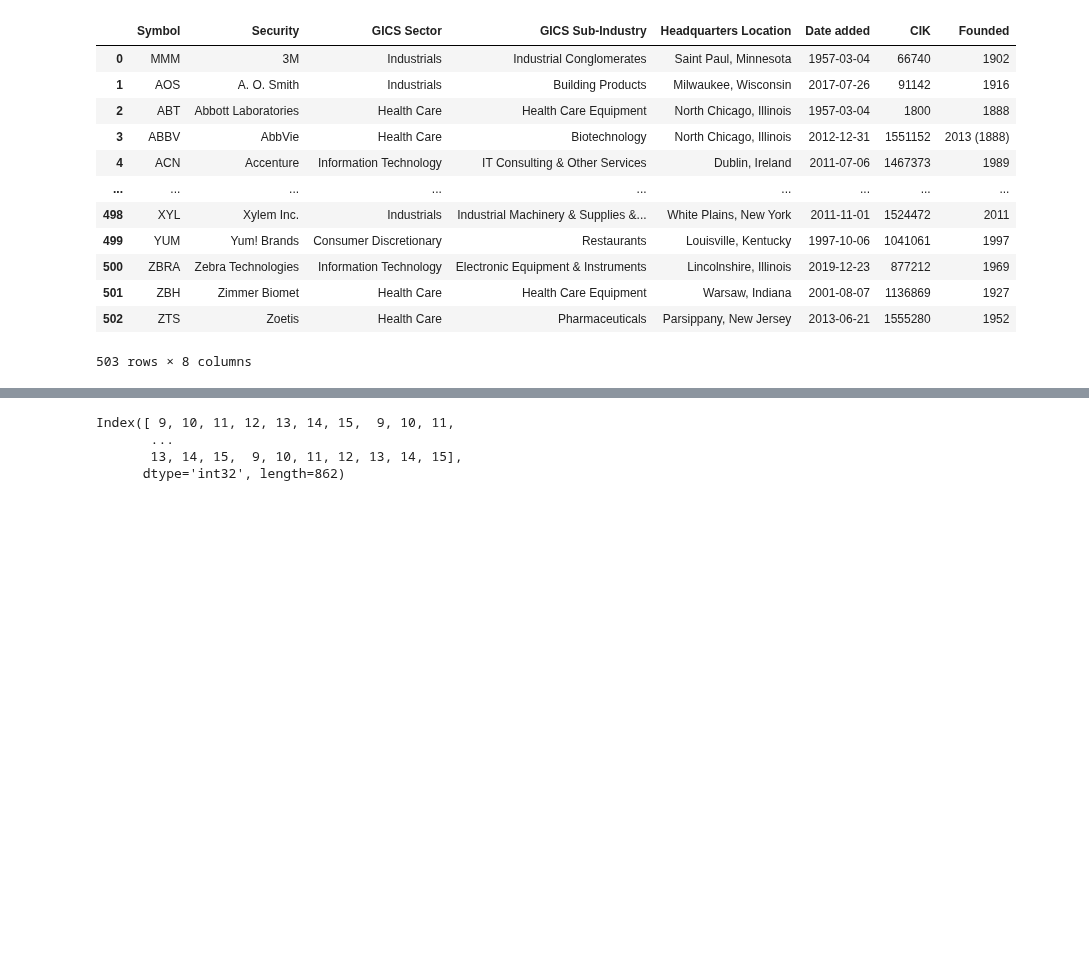
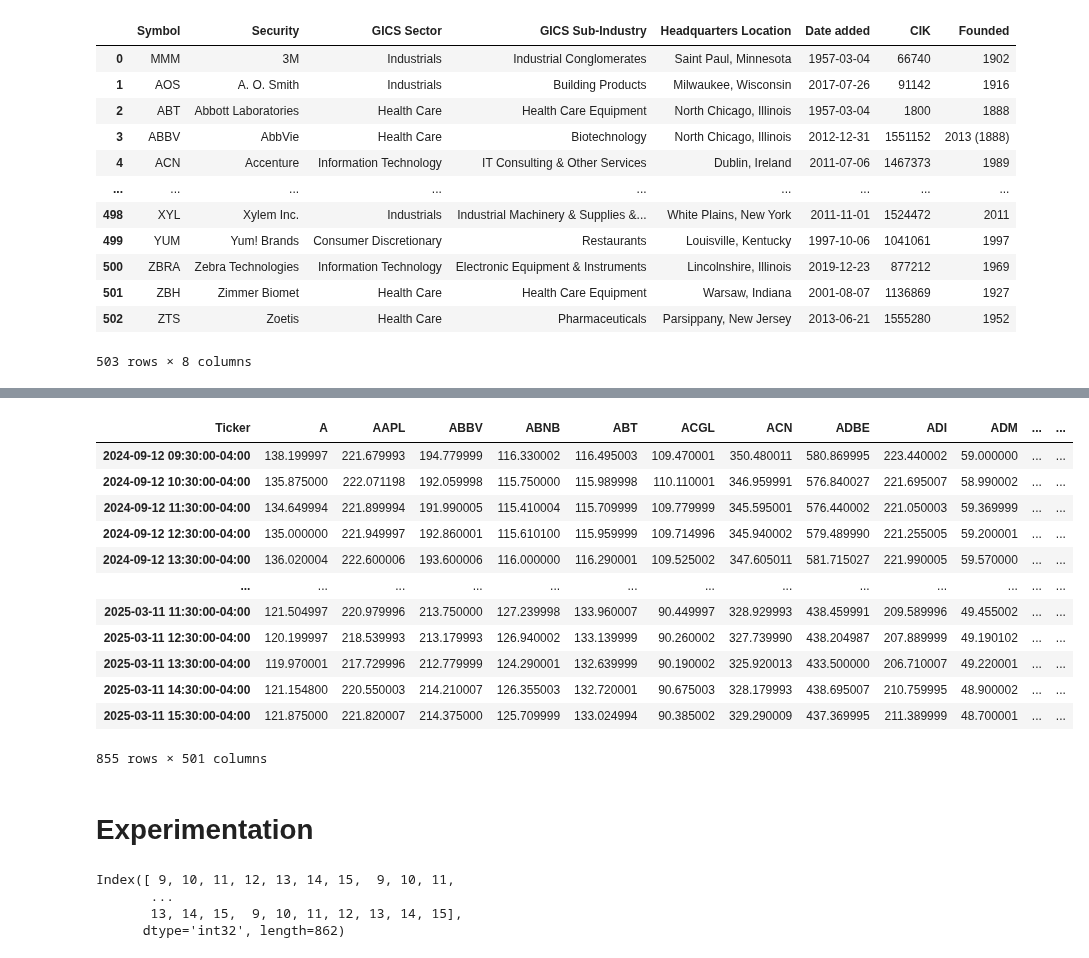
Before and after one commit to wbchristerson/jn-learning, a Jupyter notebook: strategy_02_equity_selection.ipynb, the cells around one changed output, grey strips where cells are left out. Saved outputs shown, nothing was run; the diff lists cells and outputs as text; code cells hidden in the pictures; blank space fills up the shorter version.

```diff
--- a/strategy_02_equity_selection.ipynb
+++ b/strategy_02_equity_selection.ipynb
@@ -75,5 +81,27 @@ DatetimeIndex(['2024-09-09 09:30:00-04:00', '2024-09-09 10:30:00-04:00',
 # %%
 sp_500_close_data.set_index(eastern_indices, inplace=True)
+# %%
+sp_500_open_data = sp_500_data["Open"].dropna(axis=1, how="all").ffill()
+eastern_indices = sp_500_open_data.index.tz_convert('US/Eastern')
+sp_500_open_data.set_index(eastern_indices, inplace=True)
+
+sp_500_open_data
+# %% [output]
+| Ticker | A | AAPL | ABBV | ABNB | ABT | ACGL | ACN | ADBE | ADI | ADM | ... | ... |
+| 2024-09-12 09:30:00-04:00 | 138.199997 | 221.679993 | 194.779999 | 116.330002 | 116.495003 | 109.470001 | 350.480011 | 580.869995 | 223.440002 | 59.000000 | ... | ... |
+| 2024-09-12 10:30:00-04:00 | 135.875000 | 222.071198 | 192.059998 | 115.750000 | 115.989998 | 110.110001 | 346.959991 | 576.840027 | 221.695007 | 58.990002 | ... | ... |
+| 2024-09-12 11:30:00-04:00 | 134.649994 | 221.899994 | 191.990005 | 115.410004 | 115.709999 | 109.779999 | 345.595001 | 576.440002 | 221.050003 | 59.369999 | ... | ... |
+| 2024-09-12 12:30:00-04:00 | 135.000000 | 221.949997 | 192.860001 | 115.610100 | 115.959999 | 109.714996 | 345.940002 | 579.489990 | 221.255005 | 59.200001 | ... | ... |
+| 2024-09-12 13:30:00-04:00 | 136.020004 | 222.600006 | 193.600006 | 116.000000 | 116.290001 | 109.525002 | 347.605011 | 581.715027 | 221.990005 | 59.570000 | ... | ... |
+| ... | ... | ... | ... | ... | ... | ... | ... | ... | ... | ... | ... | ... |
+| 2025-03-11 11:30:00-04:00 | 121.504997 | 220.979996 | 213.750000 | 127.239998 | 133.960007 | 90.449997 | 328.929993 | 438.459991 | 209.589996 | 49.455002 | ... | ... |
+| 2025-03-11 12:30:00-04:00 | 120.199997 | 218.539993 | 213.179993 | 126.940002 | 133.139999 | 90.260002 | 327.739990 | 438.204987 | 207.889999 | 49.190102 | ... | ... |
+| 2025-03-11 13:30:00-04:00 | 119.970001 | 217.729996 | 212.779999 | 124.290001 | 132.639999 | 90.190002 | 325.920013 | 433.500000 | 206.710007 | 49.220001 | ... | ... |
+| 2025-03-11 14:30:00-04:00 | 121.154800 | 220.550003 | 214.210007 | 126.355003 | 132.720001 | 90.675003 | 328.179993 | 438.695007 | 210.759995 | 48.900002 | ... | ... |
+| 2025-03-11 15:30:00-04:00 | 121.875000 | 221.820007 | 214.375000 | 125.709999 | 133.024994 | 90.385002 | 329.290009 | 437.369995 | 211.389999 | 48.700001 | ... | ... |
+855 rows × 501 columns
+# %% [markdown]
+# Experimentation
 # %%
 sp_500_close_data.index.hour
 # %% [output]
```
Also changed, not shown: parts of 17 cells of this notebook, 2 other files.
